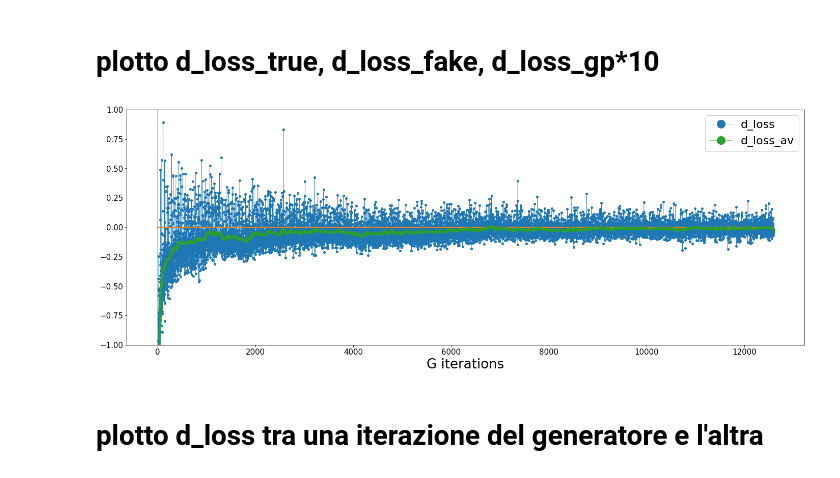
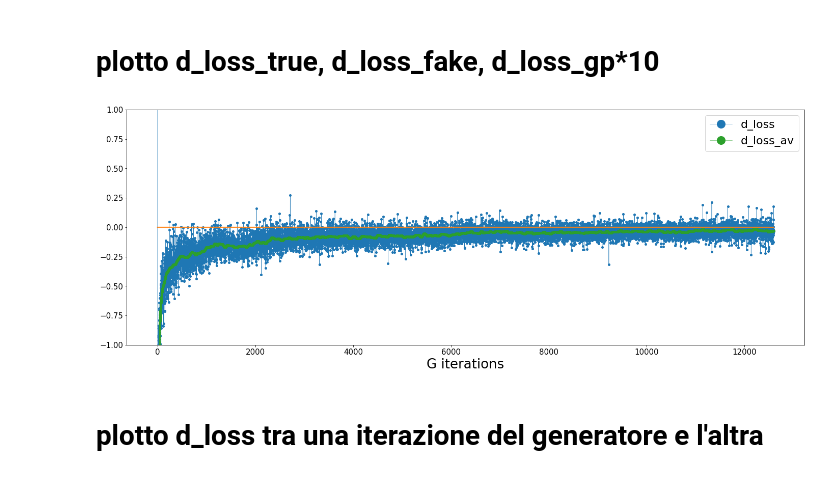
Before and after one commit to scarpma/lagrangian, a Jupyter notebook: wgangp/training_analysis.ipynb, the cells around one changed output. Cells and saved outputs as stored; diff of their text form; code cells hidden in the pictures.

```diff
--- a/wgangp/training_analysis.ipynb
+++ b/wgangp/training_analysis.ipynb
@@ -43,21 +43,22 @@ plt.rcParams['lines.marker'] = '.'
 # %% [markdown]
 # plotto d_loss_true, d_loss_fake, d_loss_gp*10
 # %%
-every = ncritic - 1
+before_gen_it = np.arange(0,a.shape[0],ncritic) - 1
+before_gen_it[0] = 0
 #every = ncritic
-plt.plot(a[np.arange(0,a.shape[0],every),0], a[np.arange(0,a.shape[0],every),2], label='d_loss')
-plt.plot(a[np.arange(0,a.shape[0],every),0], [0.]*len(a[np.arange(0,a.shape[0],every),2]),lw=2,ms=0.)
-aa = smooth(a[np.arange(0,a.shape[0],every),2],101)
-plt.plot(a[np.arange(0,a.shape[0],every),0], aa, label='d_loss_av')
+plt.plot(a[before_gen_it,0], a[before_gen_it,2], label='d_loss')
+plt.plot(a[before_gen_it,0], [0.]*len(before_gen_it),lw=2,ms=0.)
+aa = smooth(a[before_gen_it,2],101)
+plt.plot(a[before_gen_it,0], aa, label='d_loss_av')
 #plt.ylim([-0.25,0.25])
 plt.ylim([-1,1])
 plt.xlabel("G iterations")
 plt.legend()
 plt.tight_layout()
 plt.savefig(f"../plots/wgangp_{run}/training",fmt="png",dpi=60)
 plt.show()
 # %% [output]
-[figure, old version]
+[figure, new version]
 # %% [markdown]
 # plotto d_loss tra una iterazione del generatore e l'altra
 # %%
```
Also changed, not shown: 16 other files.
